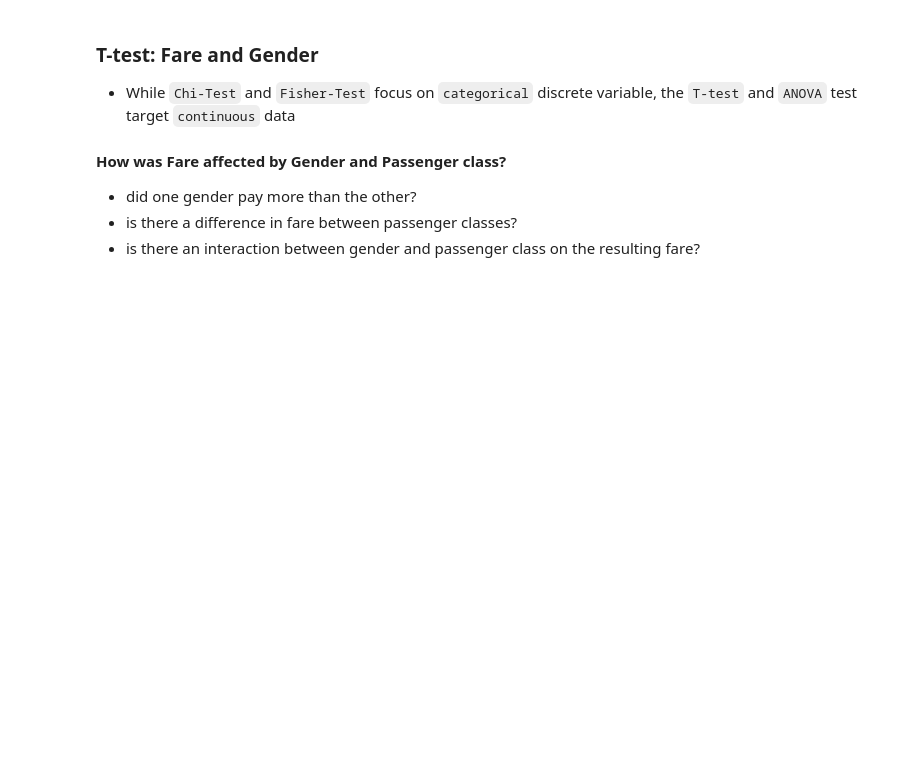
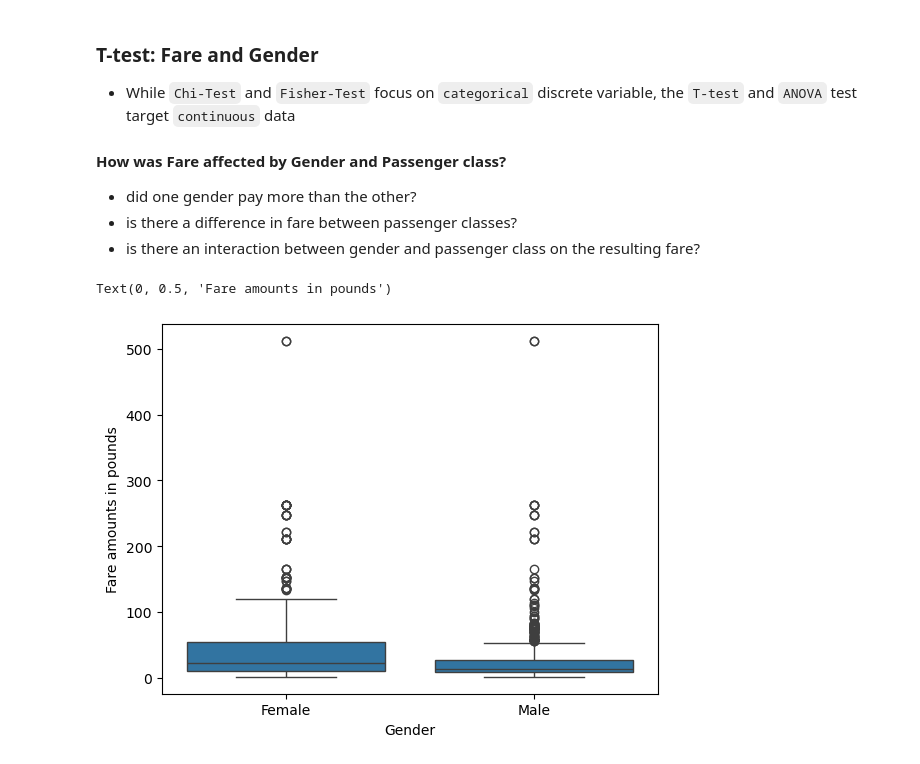
Before and after one commit to CS4580/my-notes-Komperda, a Jupyter notebook: module_7/inferential_stats.ipynb, the cells around one changed output. Saved outputs shown, nothing was run; the diff lists cells and outputs as text; code cells hidden in the pictures; blank space fills up the shorter version.

```diff
--- a/module_7/inferential_stats.ipynb
+++ b/module_7/inferential_stats.ipynb
@@ -411,3 +411,9 @@ sns.heatmap(pivot_table,annot=True, yticklabels=['Female', 'Male'], xticklabels=
 - is there an interaction between gender and passenger class on the resulting fare?
 # %%
 passenger_df3 = pd.read_csv("../data/Titanic_Passengers.csv")
+# %%
+sns.boxplot(y=passenger_df3['Fare_decimal'], x = passenger_df3['Gender'])
+plt.ylabel('Fare amounts in pounds')
+# %% [output]
+Text(0, 0.5, 'Fare amounts in pounds')
+[figure, added]
```
Also changed, not shown: parts of 16 cells of this notebook.
